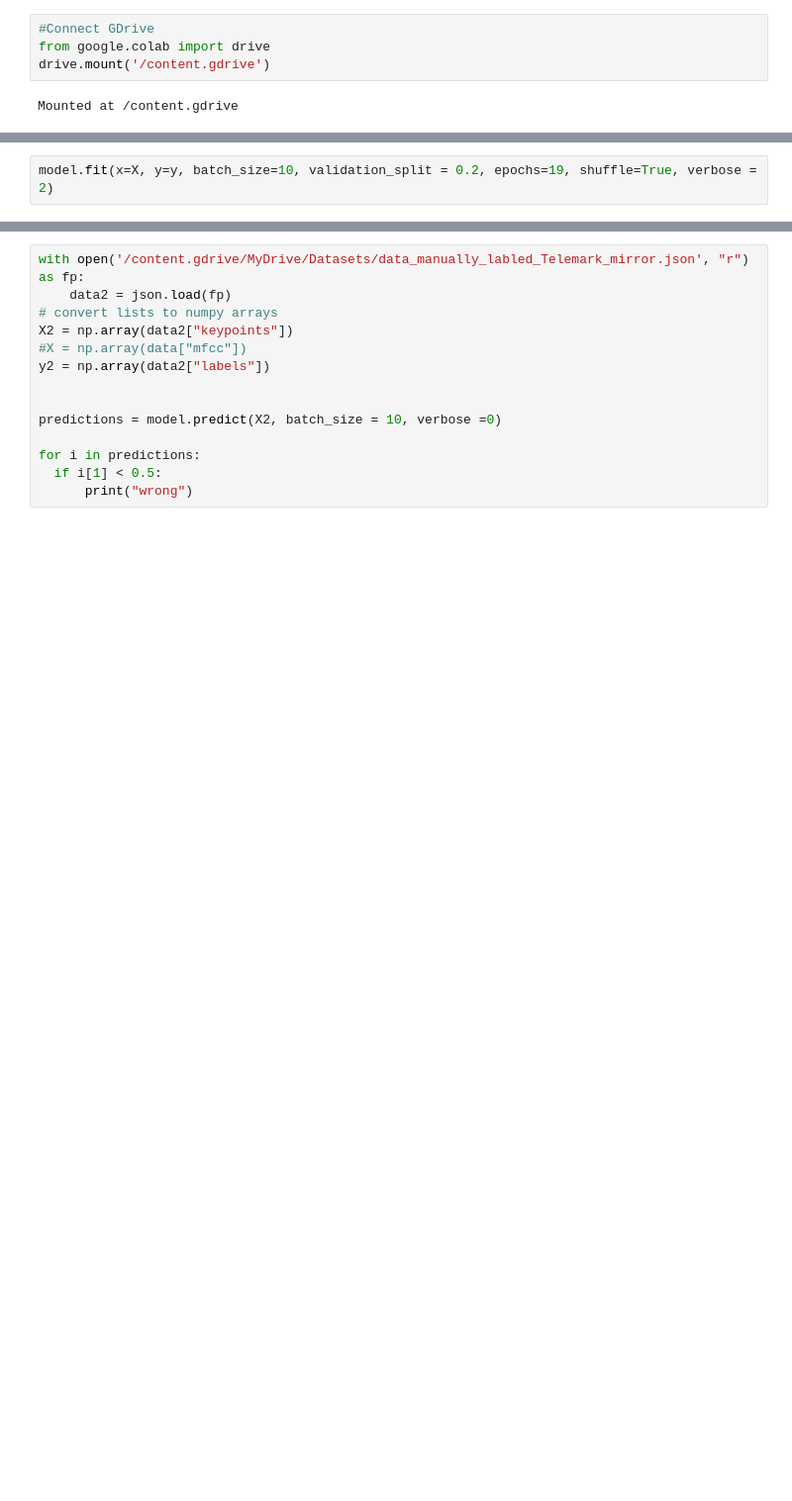
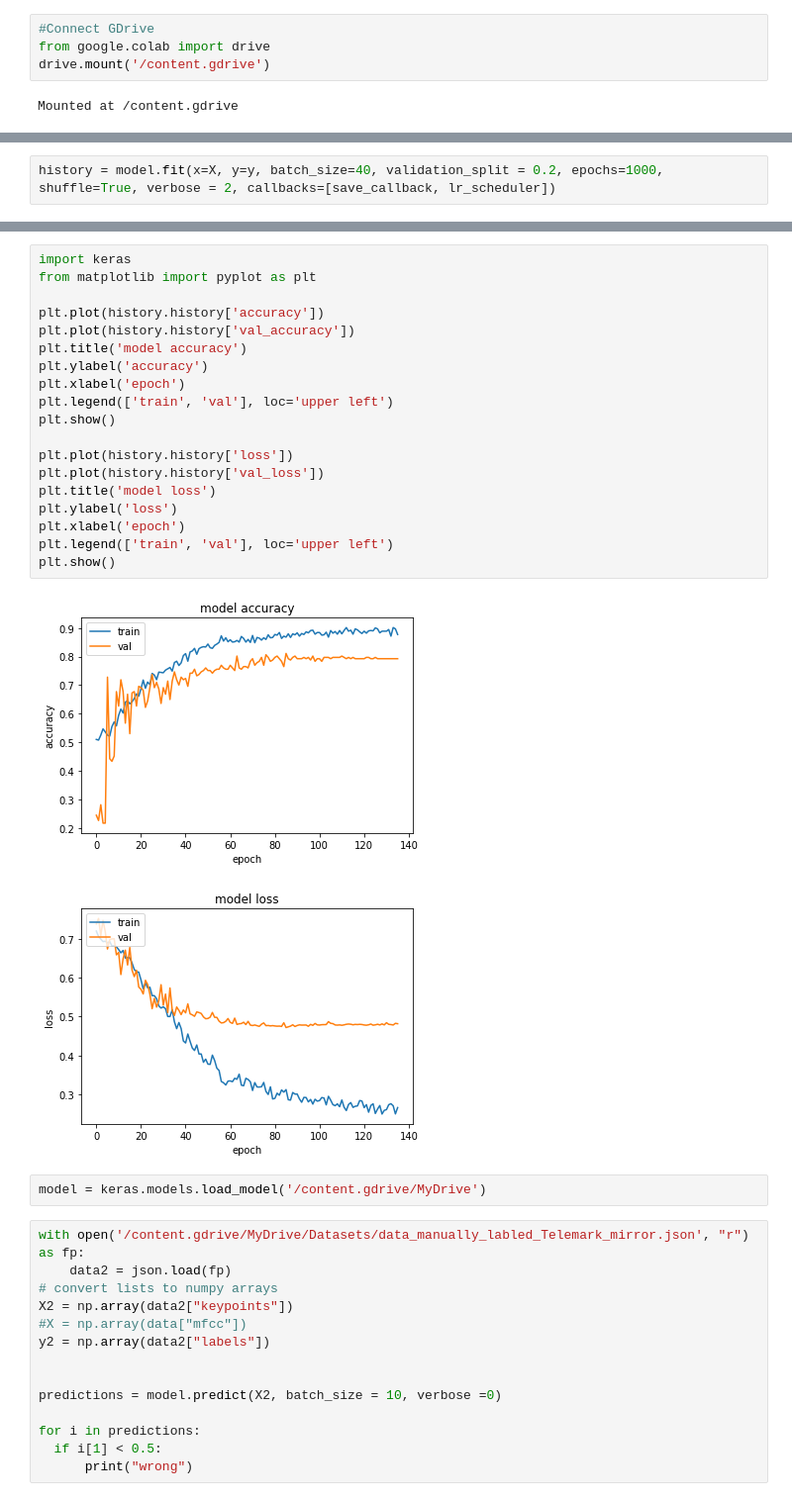
Before and after one commit to thofes/SJ_Telemark_BA, a Jupyter notebook: Mark_NN.ipynb, the cells around one changed output, grey strips where cells are left out. Shown at 99% size. Saved outputs shown, nothing was run; the diff lists cells and outputs as text; blank space fills up the shorter version.

```diff
--- a/Mark_NN.ipynb
+++ b/Mark_NN.ipynb
@@ -139,5 +155,5 @@ Trainable params: 11,632,002
 Non-trainable params: 0
 _________________________________________________________________
 # %%
-model.fit(x=X, y=y, batch_size=10, validation_split = 0.2, epochs=19, shuffle=True, verbose = 2)
+history = model.fit(x=X, y=y, batch_size=40, validation_split = 0.2, epochs=1000, shuffle=True, verbose = 2, callbacks=[save_callback, lr_scheduler])
 # %% [output]
@@ -162,3 +177,27 @@ Epoch 19/19
+# %%
+import keras
+from matplotlib import pyplot as plt
+
+plt.plot(history.history['accuracy'])
+plt.plot(history.history['val_accuracy'])
+plt.title('model accuracy')
+plt.ylabel('accuracy')
+plt.xlabel('epoch')
+plt.legend(['train', 'val'], loc='upper left')
+plt.show()
+
+plt.plot(history.history['loss'])
+plt.plot(history.history['val_loss'])
+plt.title('model loss')
+plt.ylabel('loss')
+plt.xlabel('epoch')
+plt.legend(['train', 'val'], loc='upper left')
+plt.show()
+# %% [output]
+[figure, added]
+[figure, added]
+# %%
+model = keras.models.load_model('/content.gdrive/MyDrive')
 # %%
 with open('/content.gdrive/MyDrive/Datasets/data_manually_labled_Telemark_mirror.json', "r") as fp:
     data2 = json.load(fp)
```
Also changed, not shown: parts of 7 cells of this notebook.
